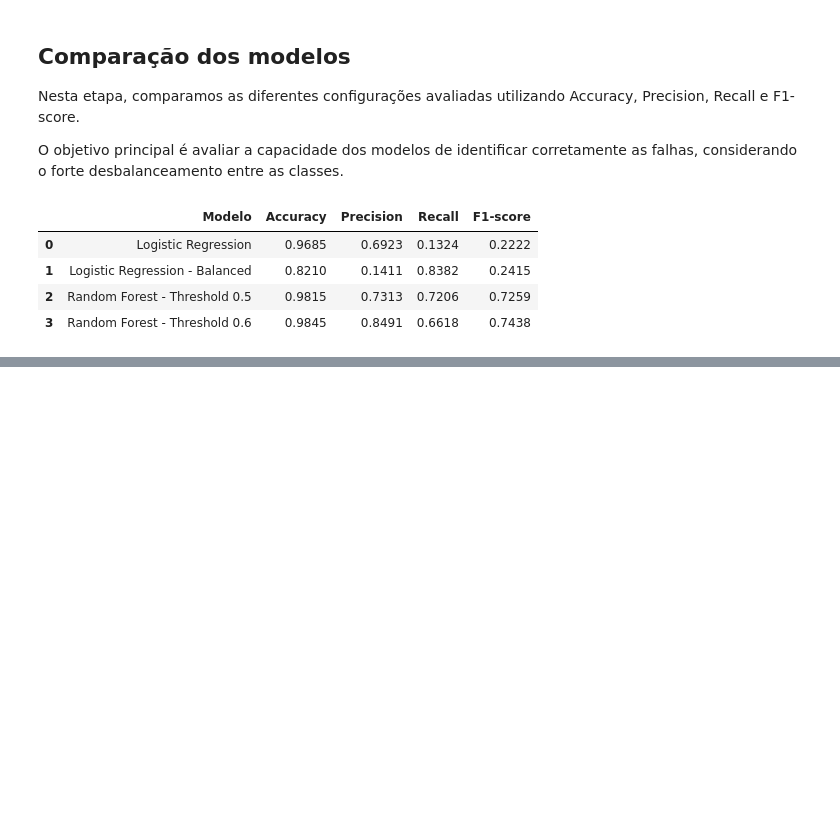
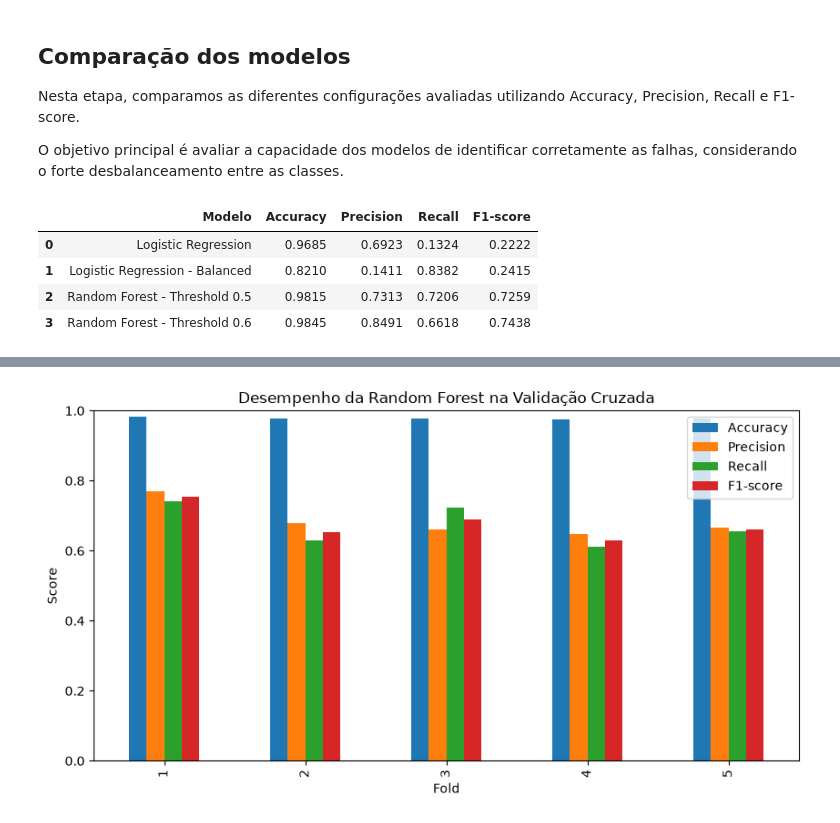
Before and after one commit to joaovitorsoska/Sistema-industrial-deteccao-anomalias, a Jupyter notebook: notebooks/EDA.ipynb, the cells around one changed output, grey strips where cells are left out. Drawn from its saved outputs; the diff is of its cells as text; code cells hidden in the pictures; blank space fills up the shorter version.

Commit message:
feat: validando o random forest com o cross validation

```diff
--- a/notebooks/EDA.ipynb
+++ b/notebooks/EDA.ipynb
@@ -755,0 +773,21 @@ comparison_results.round(4)
+# %%
+cv = StratifiedKFold(
+    n_splits=5,
+    shuffle=True,
+    random_state=42
+)
+
+scoring = {
+    'accuracy': 'accuracy',
+    'precision': 'precision',
+    'recall': 'recall',
+    'f1': 'f1'
+}
+
+cv_results = cross_validate(
+    rf_model,
+    X_train,
+    y_train,
+    cv=cv,
+    scoring=scoring
+)
@@ -755,0 +822,10 @@ comparison_results.round(4)
+# %%
+cv_scores = pd.DataFrame({
+    'Fold': range(1, 6),
+    'Accuracy': cv_results['test_accuracy'],
+    'Precision': cv_results['test_precision'],
+    'Recall': cv_results['test_recall'],
+    'F1-score': cv_results['test_f1']
+})
+
+cv_scores
@@ -755,0 +839,14 @@ comparison_results.round(4)
+# %%
+cv_scores.set_index('Fold').plot(
+    kind='bar',
+    figsize=(10, 5)
+)
+
+plt.title('Desempenho da Random Forest na Validação Cruzada')
+plt.xlabel('Fold')
+plt.ylabel('Score')
+plt.ylim(0, 1)
+plt.legend()
+plt.show()
+# %% [output]
+[figure, added]
```
Also changed, not shown: parts of 7 cells of this notebook.
